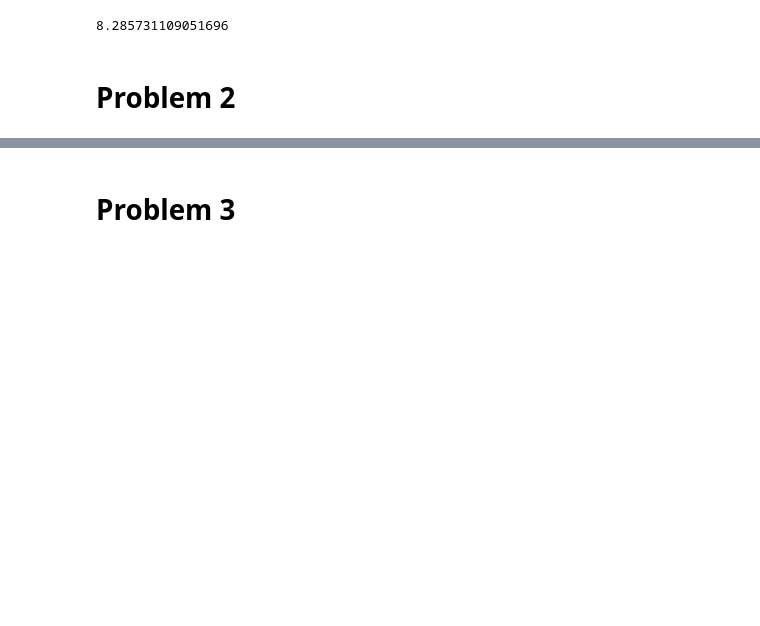
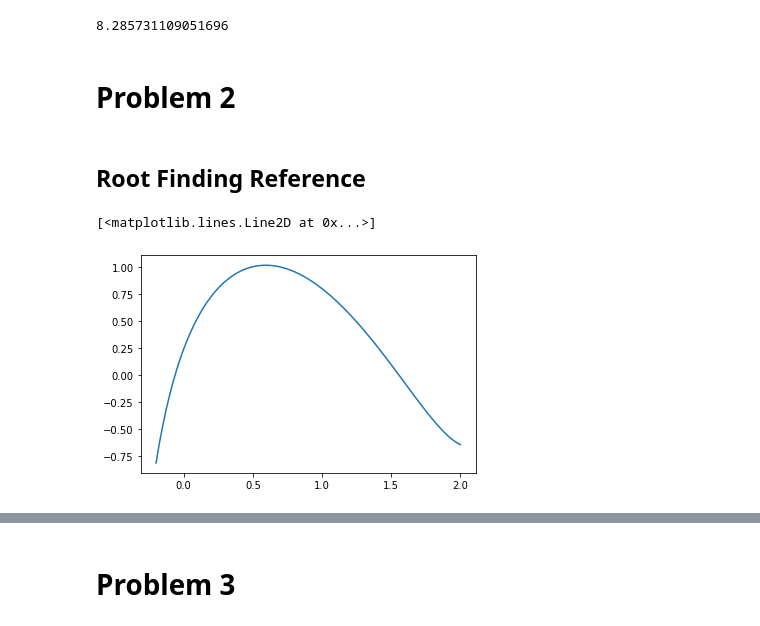
Before and after one commit to noahgarfinkle/Spring2020, a Jupyter notebook: CEE 498 Transportation Economics/Assignments/Assignment 2.ipynb, the cells around one changed output, grey strips where cells are left out. Cells and saved outputs as stored; diff of their text form; code cells hidden in the pictures; blank space fills up the shorter version.

```diff
--- a/CEE 498 Transportation Economics/Assignments/Assignment 2.ipynb
+++ b/CEE 498 Transportation Economics/Assignments/Assignment 2.ipynb
@@ -116,3 +118,16 @@ consumerSurplus - producerLoss
 8.285731109051696
 # %% [markdown]
 # Problem 2
+# %% [markdown]
+## Root Finding Reference
+# %%
+g = 1
+v=1.8
+f = lambda x: np.tan((x-g)) - x**2 + v
+
+xs = np.linspace(-.2,2,90) #plot 30 xs from 0.02 to 8
+ys = list(map(f,xs))
+plt.plot(xs,ys)
+# %% [output]
+[<matplotlib.lines.Line2D at 0x...>]
+[figure, added]
```
Also changed, not shown: parts of 4 cells of this notebook.
